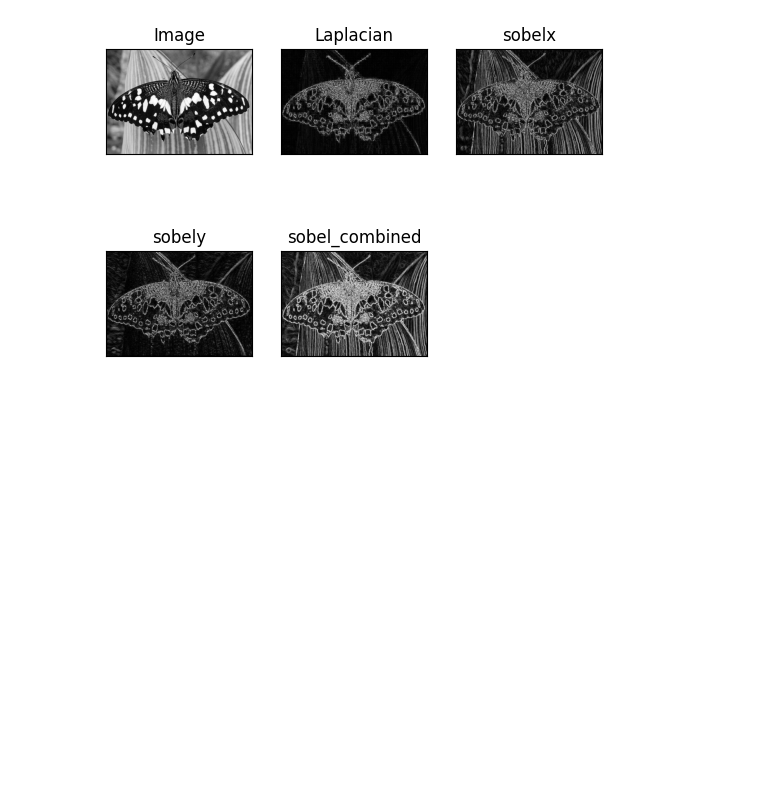
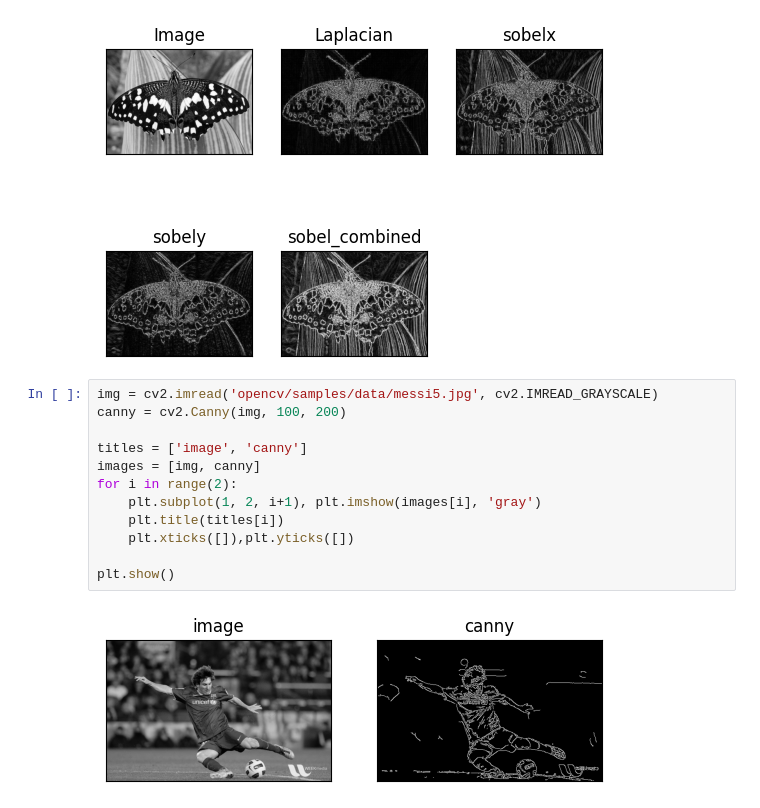
Before and after one commit to samratrajsharma/ComputerVision_OpenCV, a Jupyter notebook: OpenCV.ipynb, the cells around one changed output. Cells and saved outputs as stored; diff of their text form; blank space fills up the shorter version.

```diff
--- a/OpenCV.ipynb
+++ b/OpenCV.ipynb
@@ -326,3 +326,17 @@ for i in range(5):
 plt.show()
 # %% [output]
 [figure]
+# %%
+img = cv2.imread('opencv/samples/data/messi5.jpg', cv2.IMREAD_GRAYSCALE)
+canny = cv2.Canny(img, 100, 200)
+
+titles = ['image', 'canny']
+images = [img, canny]
+for i in range(2):
+    plt.subplot(1, 2, i+1), plt.imshow(images[i], 'gray')
+    plt.title(titles[i])
+    plt.xticks([]),plt.yticks([])
+
+plt.show()
+# %% [output]
+[figure, added]
```
Also changed, not shown: parts of 3 cells of this notebook.
